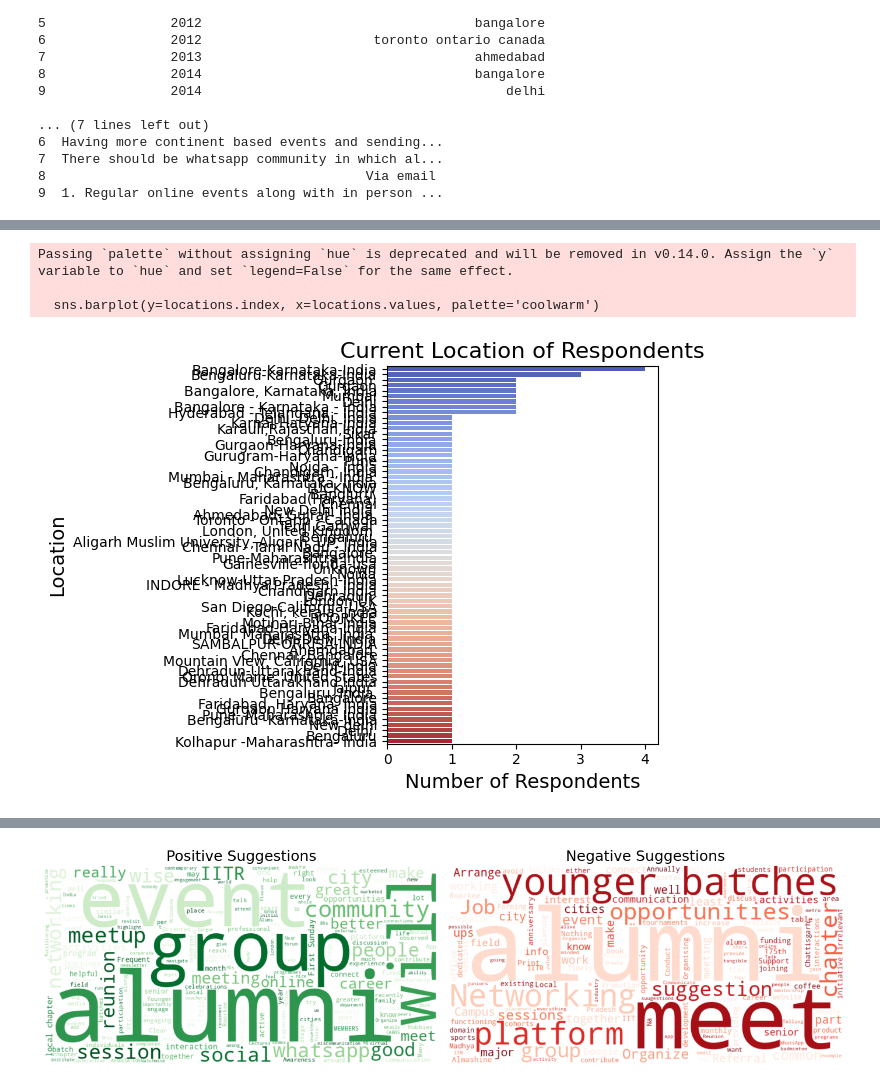
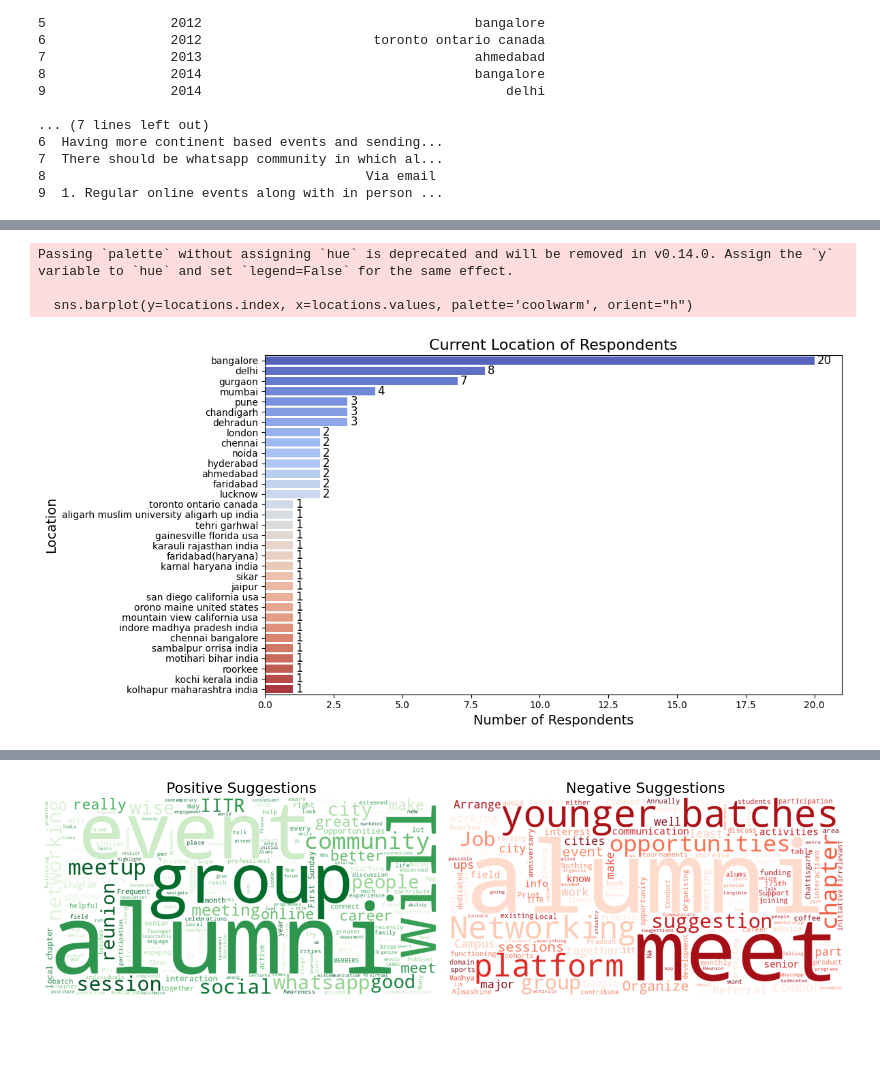
Before and after one commit to Nandan161/IITRALUMNISURVEY, a Jupyter notebook: IITRALUMNIFEED.ipynb, the cells around one changed output, grey strips where cells are left out. Saved outputs shown, nothing was run; the diff lists cells and outputs as text; code cells hidden in the pictures; blank space fills up the shorter version.

```diff
--- a/IITRALUMNIFEED.ipynb
+++ b/IITRALUMNIFEED.ipynb
@@ -364,19 +408,32 @@ Columns in exploded_suggestions: Index(['year_of_graduation', 'Location_Cleaned'
       dtype='object')
 [figure]
 # %%
-# Visualization 5: Geographical distribution of current location (Bar Chart)
-locations = df['where_are_you_currently_living_(_city-state-country)'].value_counts()
-sns.barplot(y=locations.index, x=locations.values, palette='coolwarm')
+# Count occurrences of each location
+locations = df["Location_Cleaned"].value_counts()
+
+# Set figure size for better readability
+plt.figure(figsize=(12, 6))
+
+# Create horizontal bar chart with color gradient
+sns.barplot(y=locations.index, x=locations.values, palette='coolwarm', orient="h")
+
+# Add labels and title
 plt.title('Current Location of Respondents', fontsize=16)
 plt.xlabel('Number of Respondents', fontsize=14)
 plt.ylabel('Location', fontsize=14)
+
+# Add value labels to each bar
+for index, value in enumerate(locations.values):
+    plt.text(value + 0.1, index, str(value), va='center', fontsize=12)
+
+# Improve layout
 plt.tight_layout()
 plt.show()
 # %% [output]
 Passing `palette` without assigning `hue` is deprecated and will be removed in v0.14.0. Assign the `y` variable to `hue` and set `legend=False` for the same effect.
 
-  sns.barplot(y=locations.index, x=locations.values, palette='coolwarm')
+  sns.barplot(y=locations.index, x=locations.values, palette='coolwarm', orient="h")
-[figure, old version]
+[figure, new version]
 # %%
 from geopy.geocoders import Nominatim
 import folium
```
Also changed, not shown: parts of 16 cells of this notebook.
